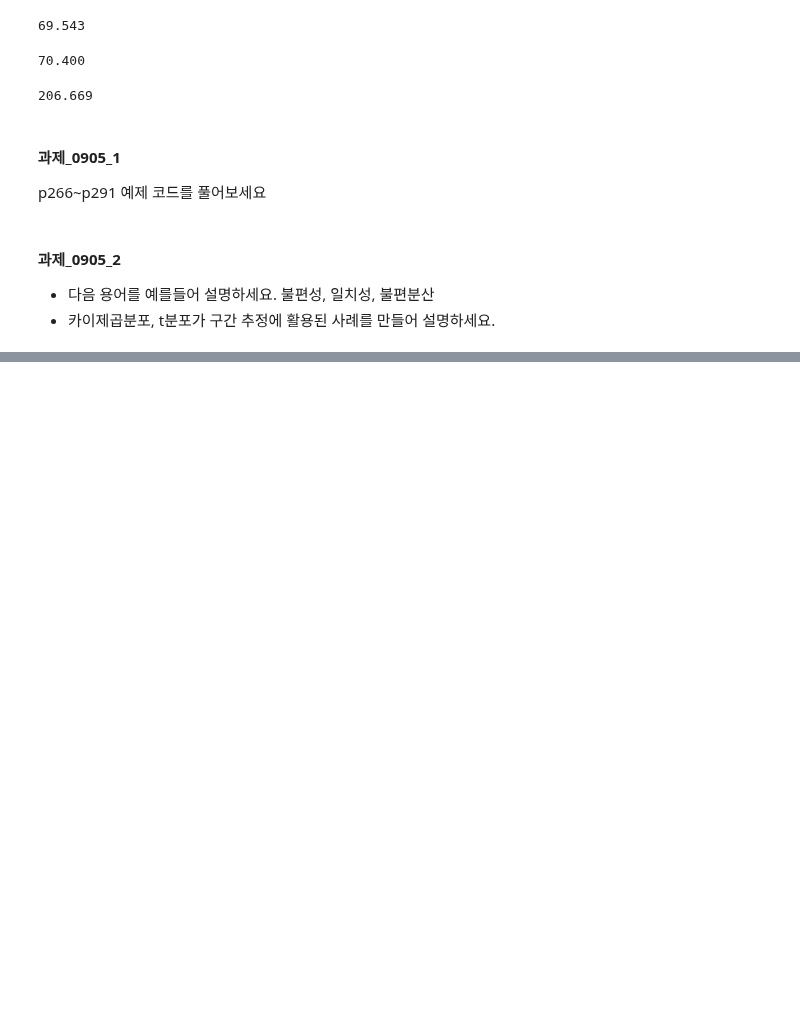
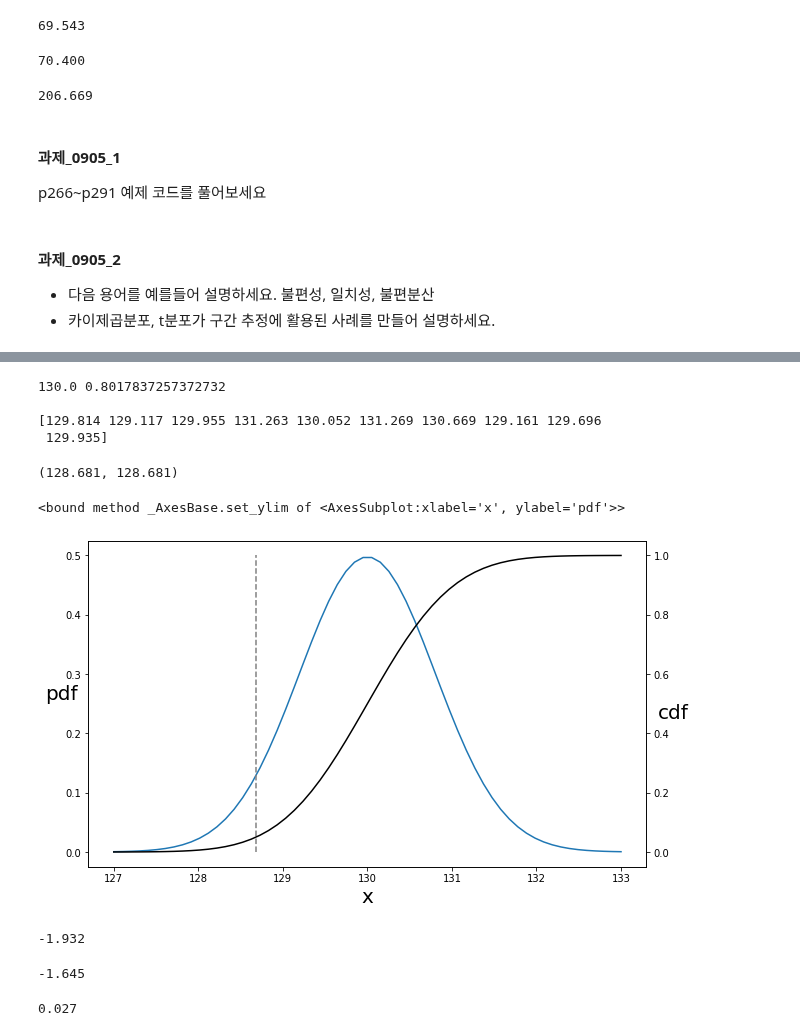
Before and after one commit to bnv20/kdt7, a Jupyter notebook: m3_통계/stat_3.ipynb, the cells around one changed output, grey strips where cells are left out. Saved outputs shown, nothing was run; the diff lists cells and outputs as text; code cells hidden in the pictures; blank space fills up the shorter version.

```diff
--- a/m3_통계/stat_3.ipynb
+++ b/m3_통계/stat_3.ipynb
@@ -130,0 +166,47 @@ p266~p291 예제 코드를 풀어보세요
+# %%
+# 모평균이 알려진 감자튀김 무게 평균 130g 보다 적은지 여부(모집단이 정규분포를 따르고 모분산은 9)
+rv = stats.norm(130, np.sqrt(9/14))
+print(rv.mean(),rv.std(),'\n')
+print(rv.rvs(10),'\n')
+rv.isf(0.95), rv.ppf(0.05)
+# %% [output]
+130.0 0.8017837257372732
+
+[129.814 129.117 129.955 131.263 130.052 131.269 130.669 129.161 129.696
+ 129.935]
+(128.681, 128.681)
+# %%
+import matplotlib.pyplot as plt
+fig = plt.figure(figsize=(10,6))
+ax1 = fig.add_subplot(111)
+ax2 = ax1.twinx()
+xs = np.linspace(127,133,60)
+
+ax1.plot(xs,rv.pdf(xs))
+ax2.plot(xs,rv.cdf(xs),color='black')
+ax1.vlines(rv.ppf(0.05), 0,0.5, color='gray',ls='--')
+ax1.set_xlabel("x",fontsize=20)
+ax1.set_ylabel('pdf',rotation=0,fontsize=20)
+ax2.set_ylabel('cdf',rotation=0,fontsize=20)
+ax1.set_ylim
+# %% [output]
+<bound method _AxesBase.set_ylim of <AxesSubplot:xlabel='x', ylabel='pdf'>>
+[figure, added]
+# %%
+# 검정통계량 z : 표본평균을 표준화
+z = (s_mean - 130) / np.sqrt(9/14)
+z
+# %% [output]
+-1.932
+# %%
+# 임곗값
+rv = stats.norm()
+rv.isf(0.95)
+# %% [output]
+-1.645
+# %%
+# 검정통계량으로 부터 p값 산출
+# p값이 유의수준 0.05보다 작으므로 귀무가설 기각
+rv.cdf(z)
+# %% [output]
+0.027
```
Also changed, not shown: parts of 24 cells of this notebook.
